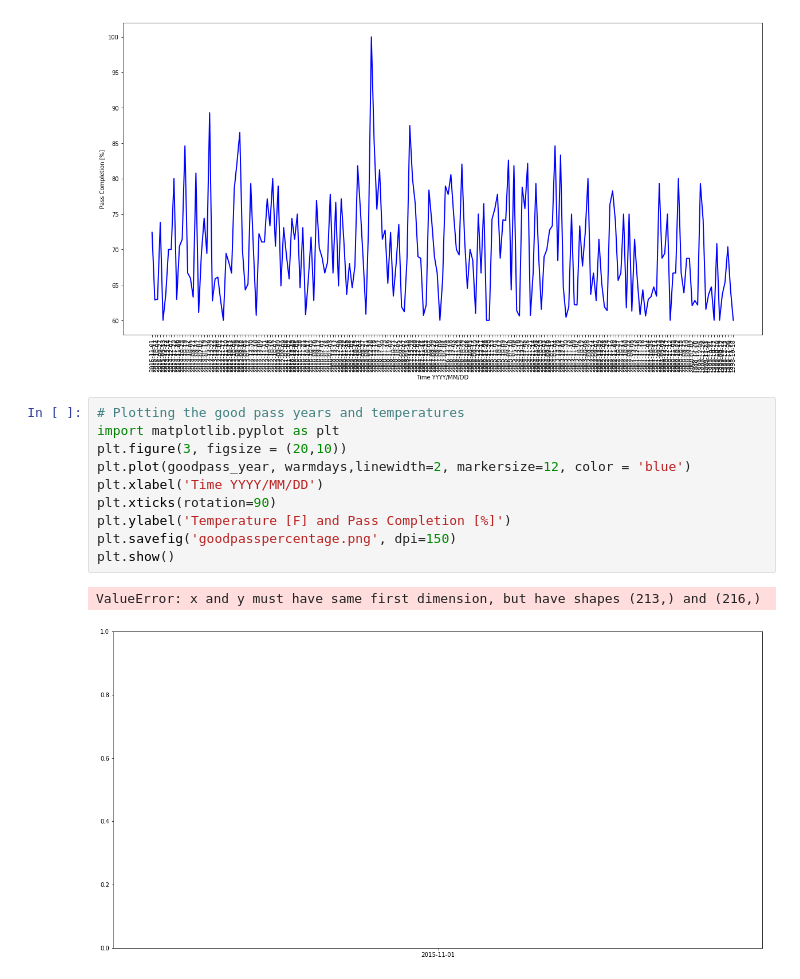
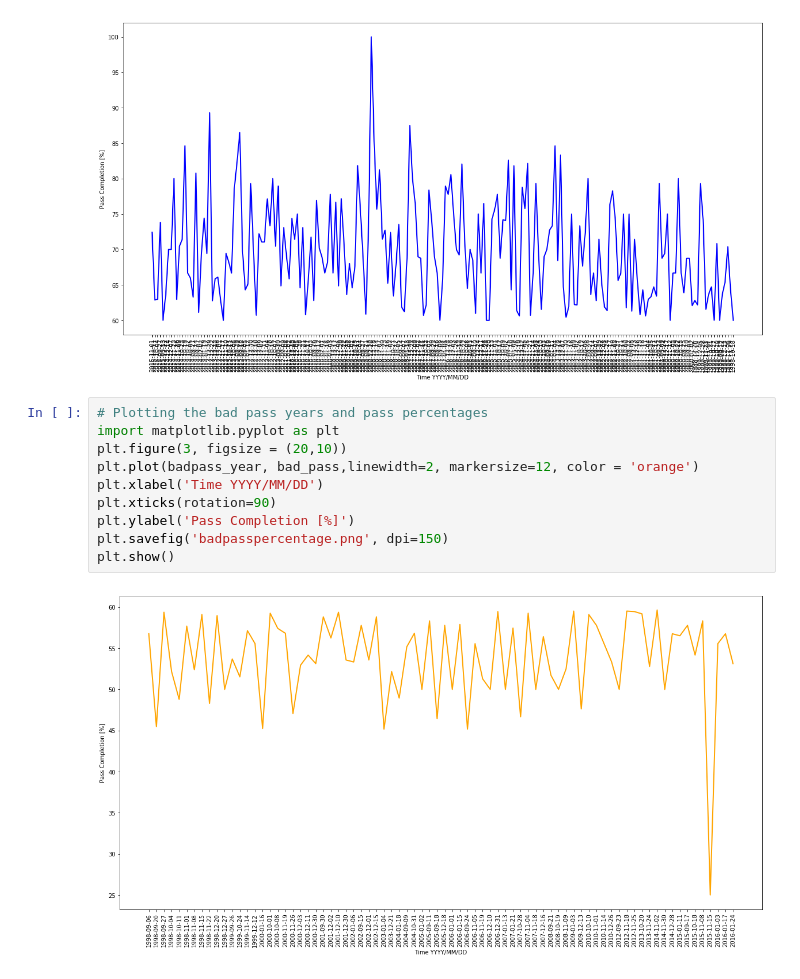
Before and after one commit to valpomet330-FA18/final-project-hbricca, a Jupyter notebook: Peyton_Manning.ipynb, the cells around one changed output. Drawn from its saved outputs; the diff is of its cells as text.

```diff
--- a/Peyton_Manning.ipynb
+++ b/Peyton_Manning.ipynb
@@ -303,15 +203,14 @@ plt.show()
 # %% [output]
 [figure]
 # %%
-# Plotting the good pass years and temperatures
+# Plotting the bad pass years and pass percentages
 import matplotlib.pyplot as plt
 plt.figure(3, figsize = (20,10))
-plt.plot(goodpass_year, warmdays,linewidth=2, markersize=12, color = 'blue')
+plt.plot(badpass_year, bad_pass,linewidth=2, markersize=12, color = 'orange')
 plt.xlabel('Time YYYY/MM/DD')
 plt.xticks(rotation=90)
-plt.ylabel('Temperature [F] and Pass Completion [%]')
-plt.savefig('goodpasspercentage.png', dpi=150)
+plt.ylabel('Pass Completion [%]')
+plt.savefig('badpasspercentage.png', dpi=150)
 plt.show()
 # %% [output]
-ValueError: x and y must have same first dimension, but have shapes (213,) and (216,)
-[figure, old version]
+[figure, new version]
```
Also changed, not shown: parts of 10 cells of this notebook.
